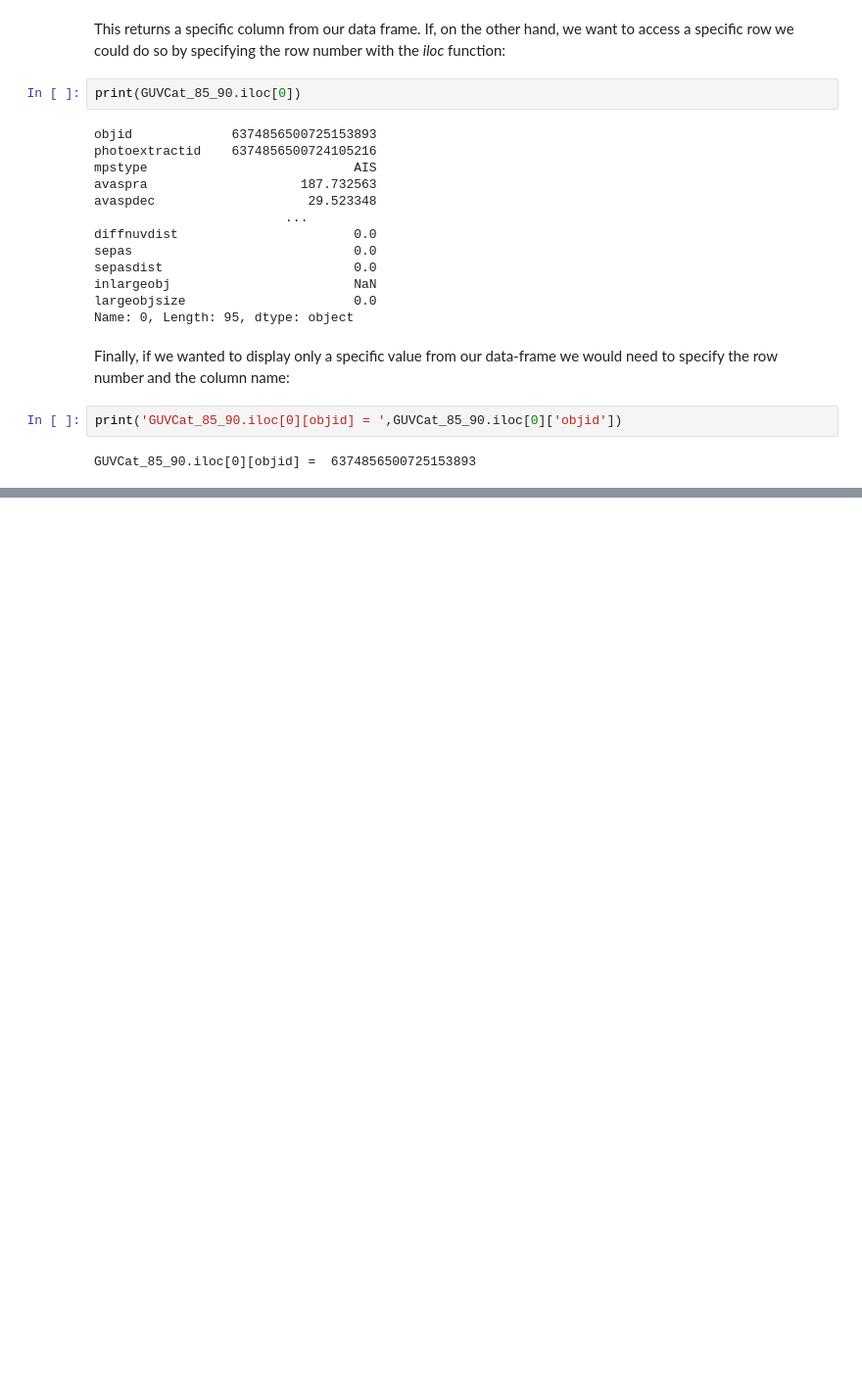
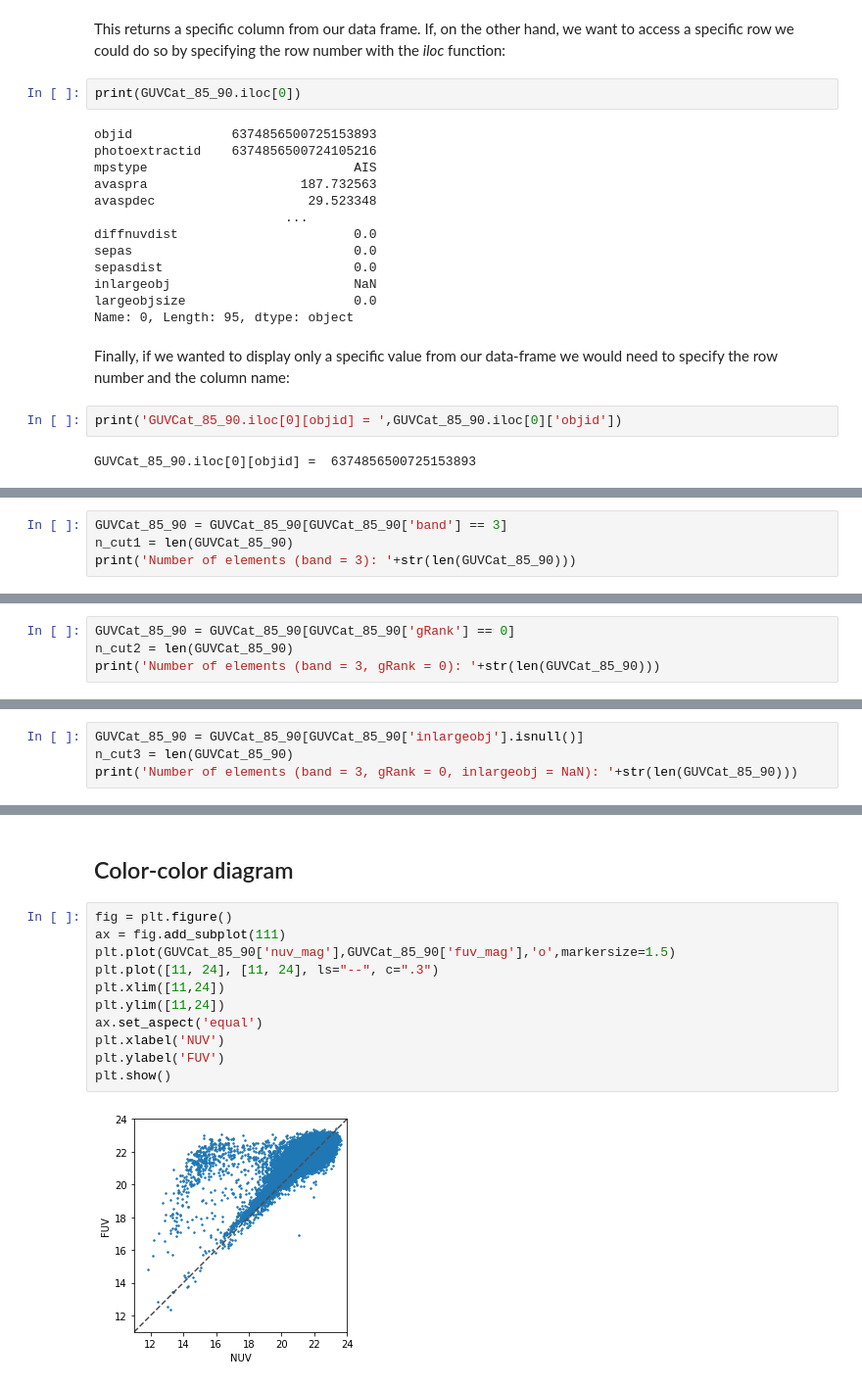
Before and after one commit to ScienceBetter/notebooks-stsci, a Jupyter notebook: UV_excess_in_low_mass_stars/UV_excess_in_low_mass_stars.ipynb, the cells around one changed output, grey strips where cells are left out. Shown at 98% size. Drawn from its saved outputs; the diff is of its cells as text; blank space fills up the shorter version.

```diff
--- a/UV_excess_in_low_mass_stars/UV_excess_in_low_mass_stars.ipynb
+++ b/UV_excess_in_low_mass_stars/UV_excess_in_low_mass_stars.ipynb
@@ -160,0 +198,4 @@ GUVCat_85_90.iloc[0][objid] =  6374856500725153893
+# %%
+GUVCat_85_90 = GUVCat_85_90[GUVCat_85_90['band'] == 3]
+n_cut1 = len(GUVCat_85_90)
+print('Number of elements (band = 3): '+str(len(GUVCat_85_90)))
@@ -160,0 +235,4 @@ GUVCat_85_90.iloc[0][objid] =  6374856500725153893
+# %%
+GUVCat_85_90 = GUVCat_85_90[GUVCat_85_90['gRank'] == 0]
+n_cut2 = len(GUVCat_85_90)
+print('Number of elements (band = 3, gRank = 0): '+str(len(GUVCat_85_90)))
@@ -160,0 +271,4 @@ GUVCat_85_90.iloc[0][objid] =  6374856500725153893
+# %%
+GUVCat_85_90 = GUVCat_85_90[GUVCat_85_90['inlargeobj'].isnull()]
+n_cut3 = len(GUVCat_85_90)
+print('Number of elements (band = 3, gRank = 0, inlargeobj = NaN): '+str(len(GUVCat_85_90)))
@@ -161,3 +288,18 @@ GUVCat_85_90.iloc[0][objid] =  6374856500725153893
+# %% [markdown]
+## Color-color diagram
+# %%
+fig = plt.figure()
+ax = fig.add_subplot(111)
+plt.plot(GUVCat_85_90['nuv_mag'],GUVCat_85_90['fuv_mag'],'o',markersize=1.5)
+plt.plot([11, 24], [11, 24], ls="--", c=".3")
+plt.xlim([11,24])
+plt.ylim([11,24])
+ax.set_aspect('equal')
+plt.xlabel('NUV')
+plt.ylabel('FUV')
+plt.show()
+# %% [output]
+[figure, added]
 # %% [markdown]
 ## Exercises
 
```
Also changed, not shown: parts of 18 cells of this notebook.
